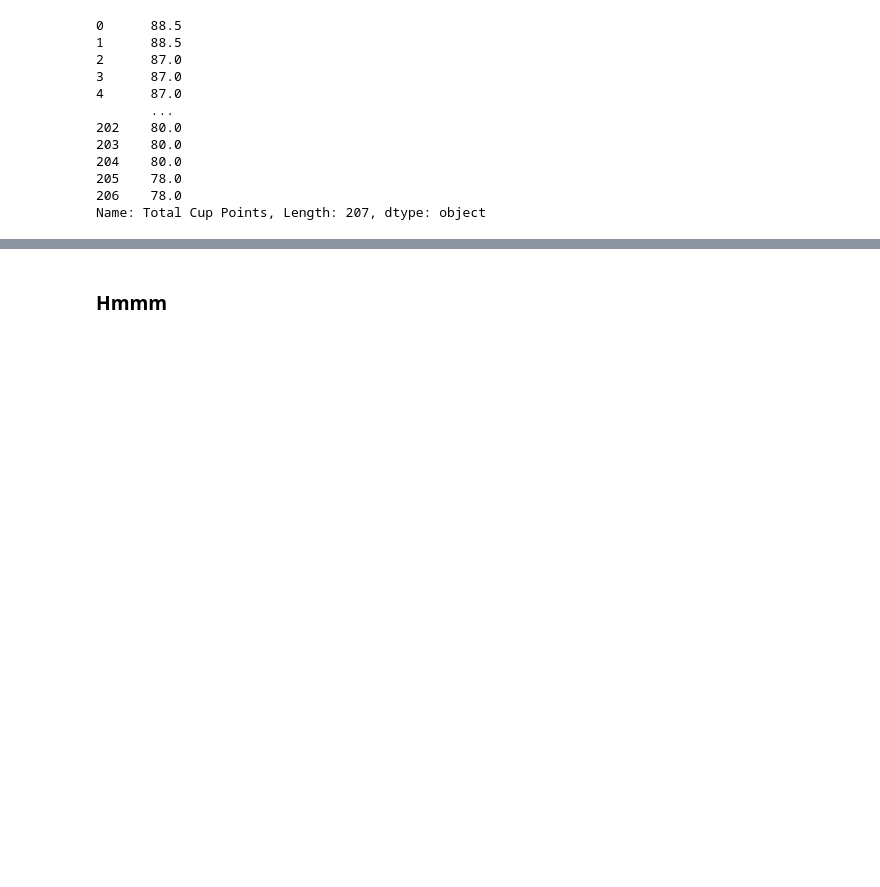
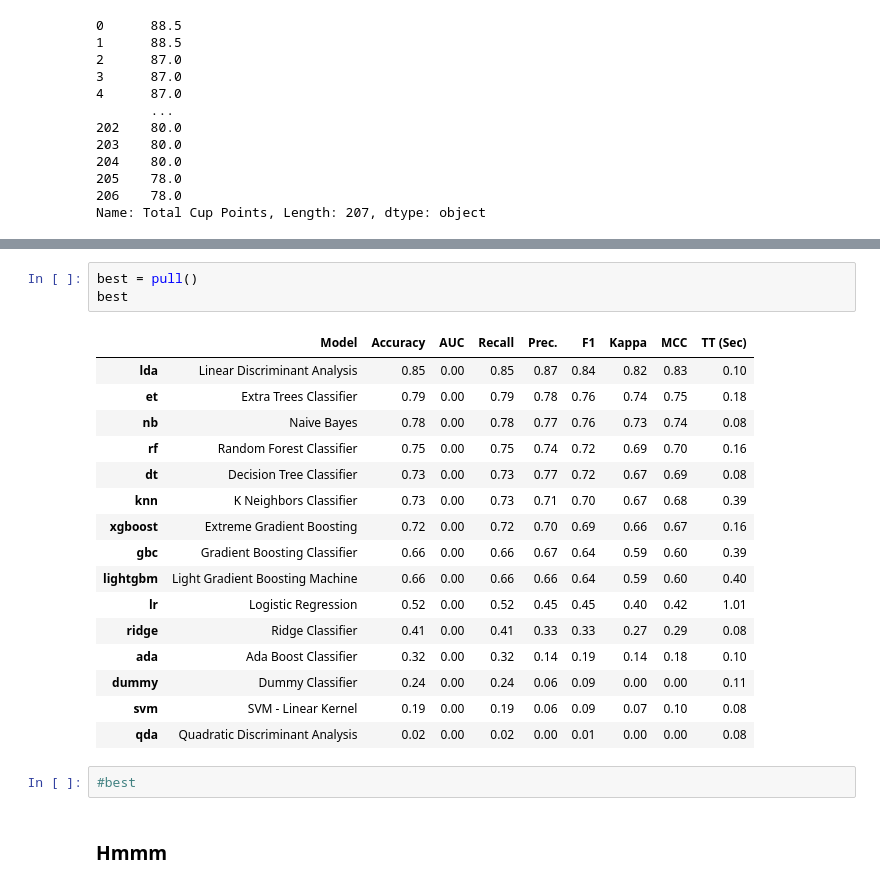
Before and after one commit to Cabone01/Coffee-Coffee, a Jupyter notebook: Coffee_Machine_Learning.ipynb, the cells around one changed output, grey strips where cells are left out. Drawn from its saved outputs; the diff is of its cells as text; blank space fills up the shorter version.

```diff
--- a/Coffee_Machine_Learning.ipynb
+++ b/Coffee_Machine_Learning.ipynb
@@ -524,6 +533,28 @@ qda        0.00 0.00      0.11
 LinearDiscriminantAnalysis(covariance_estimator=None, n_components=None,
                            priors=None, shrinkage=None, solver='svd',
                            store_covariance=False, tol=0.0001)
+# %%
+best = pull()
+best
+# %% [output]
+|  | Model | Accuracy | AUC | Recall | Prec. | F1 | Kappa | MCC | TT (Sec) |
+| lda | Linear Discriminant Analysis | 0.85 | 0.00 | 0.85 | 0.87 | 0.84 | 0.82 | 0.83 | 0.10 |
+| et | Extra Trees Classifier | 0.79 | 0.00 | 0.79 | 0.78 | 0.76 | 0.74 | 0.75 | 0.18 |
+| nb | Naive Bayes | 0.78 | 0.00 | 0.78 | 0.77 | 0.76 | 0.73 | 0.74 | 0.08 |
+| rf | Random Forest Classifier | 0.75 | 0.00 | 0.75 | 0.74 | 0.72 | 0.69 | 0.70 | 0.16 |
+| dt | Decision Tree Classifier | 0.73 | 0.00 | 0.73 | 0.77 | 0.72 | 0.67 | 0.69 | 0.08 |
+| knn | K Neighbors Classifier | 0.73 | 0.00 | 0.73 | 0.71 | 0.70 | 0.67 | 0.68 | 0.39 |
+| xgboost | Extreme Gradient Boosting | 0.72 | 0.00 | 0.72 | 0.70 | 0.69 | 0.66 | 0.67 | 0.16 |
+| gbc | Gradient Boosting Classifier | 0.66 | 0.00 | 0.66 | 0.67 | 0.64 | 0.59 | 0.60 | 0.39 |
+| lightgbm | Light Gradient Boosting Machine | 0.66 | 0.00 | 0.66 | 0.66 | 0.64 | 0.59 | 0.60 | 0.40 |
+| lr | Logistic Regression | 0.52 | 0.00 | 0.52 | 0.45 | 0.45 | 0.40 | 0.42 | 1.01 |
+| ridge | Ridge Classifier | 0.41 | 0.00 | 0.41 | 0.33 | 0.33 | 0.27 | 0.29 | 0.08 |
+| ada | Ada Boost Classifier | 0.32 | 0.00 | 0.32 | 0.14 | 0.19 | 0.14 | 0.18 | 0.10 |
+| dummy | Dummy Classifier | 0.24 | 0.00 | 0.24 | 0.06 | 0.09 | 0.00 | 0.00 | 0.11 |
+| svm | SVM - Linear Kernel | 0.19 | 0.00 | 0.19 | 0.06 | 0.09 | 0.07 | 0.10 | 0.08 |
+| qda | Quadratic Discriminant Analysis | 0.02 | 0.00 | 0.02 | 0.00 | 0.01 | 0.00 | 0.00 | 0.08 |
+# %%
+#best
 # %% [markdown]
 ### Hmmm
 # %%
```
Also changed, not shown: parts of 42 cells of this notebook.
